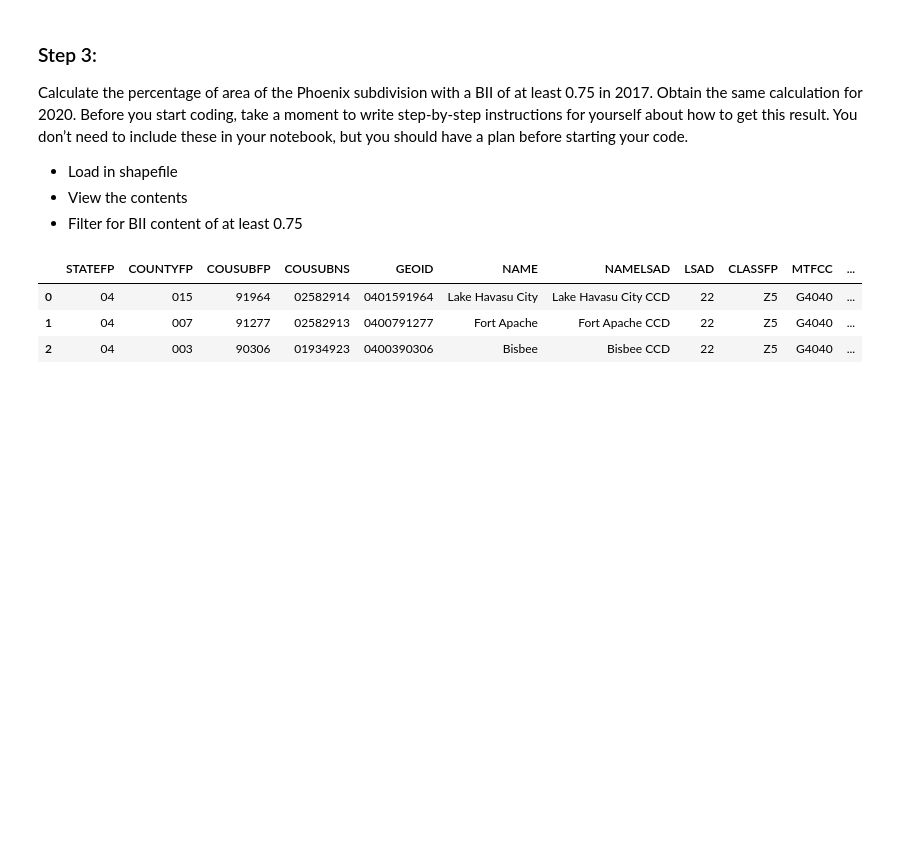
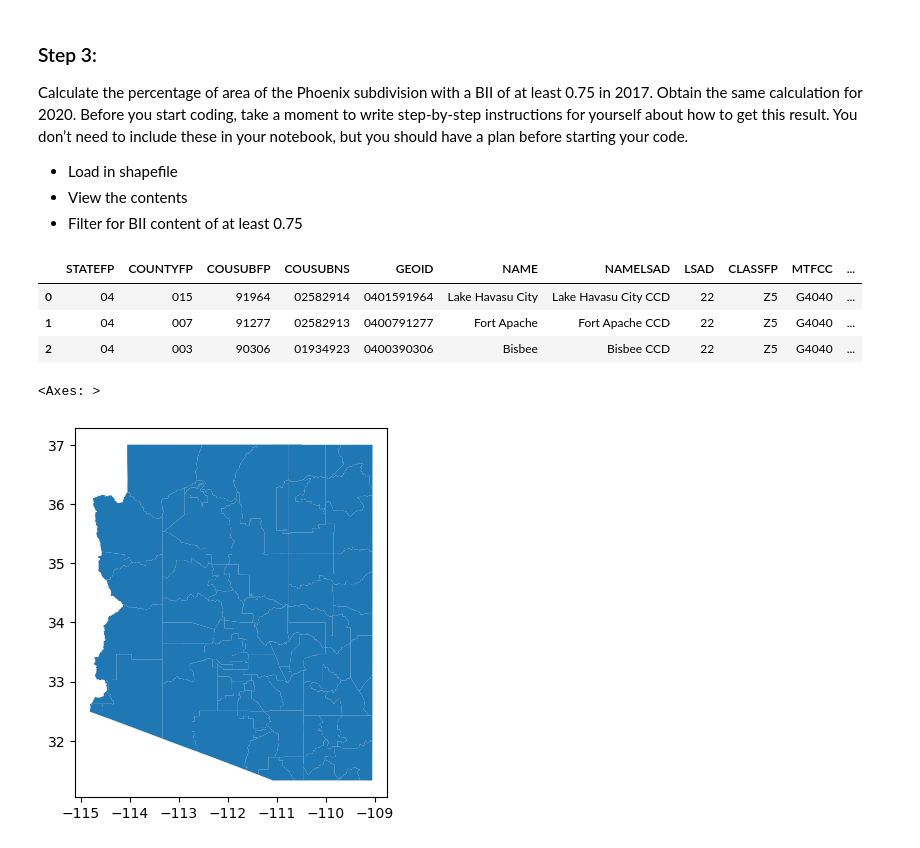
Before and after one commit to tommats00/phoenix-biodiversity-index, a Jupyter notebook: phoenix-biodiversity.ipynb, the cells around one changed output. Cells and saved outputs as stored; diff of their text form; code cells hidden in the pictures; blank space fills up the shorter version.

```diff
--- a/phoenix-biodiversity.ipynb
+++ b/phoenix-biodiversity.ipynb
@@ -136,3 +175,8 @@ arizona_counties.head(3)
 | 0 | 04 | 015 | 91964 | 02582914 | 0401591964 | Lake Havasu City | Lake Havasu City CCD | 22 | Z5 | G4040 | ... |
 | 1 | 04 | 007 | 91277 | 02582913 | 0400791277 | Fort Apache | Fort Apache CCD | 22 | Z5 | G4040 | ... |
 | 2 | 04 | 003 | 90306 | 01934923 | 0400390306 | Bisbee | Bisbee CCD | 22 | Z5 | G4040 | ... |
+# %%
+arizona_counties.plot()
+# %% [output]
+<Axes: >
+[figure, added]
```
Also changed, not shown: parts of 6 cells of this notebook.
